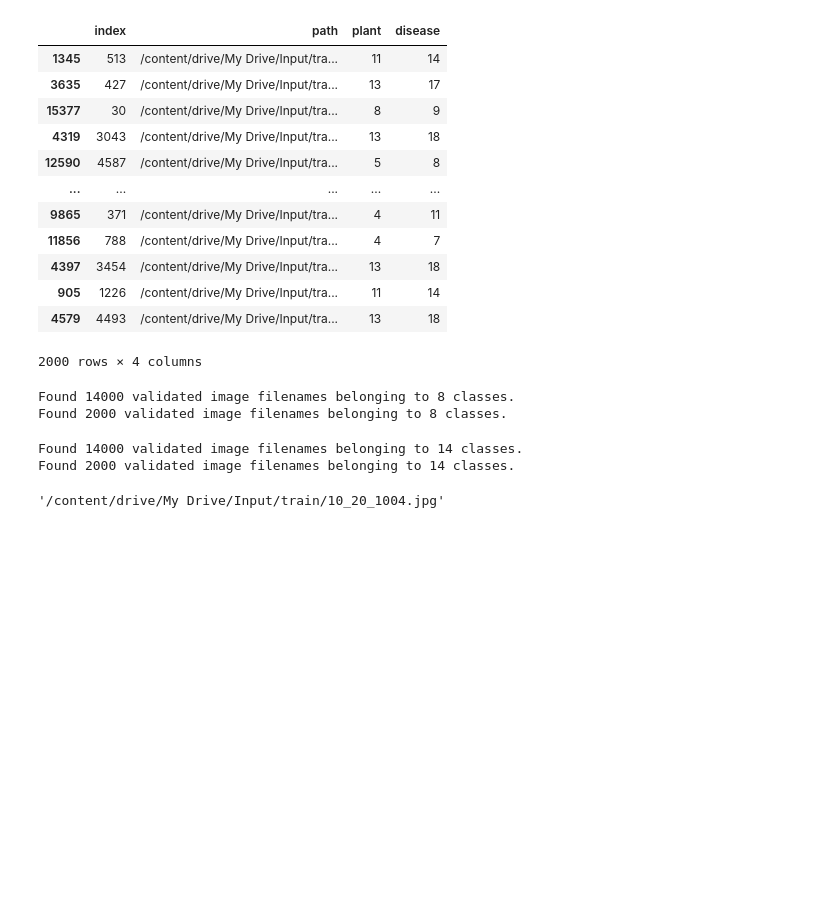
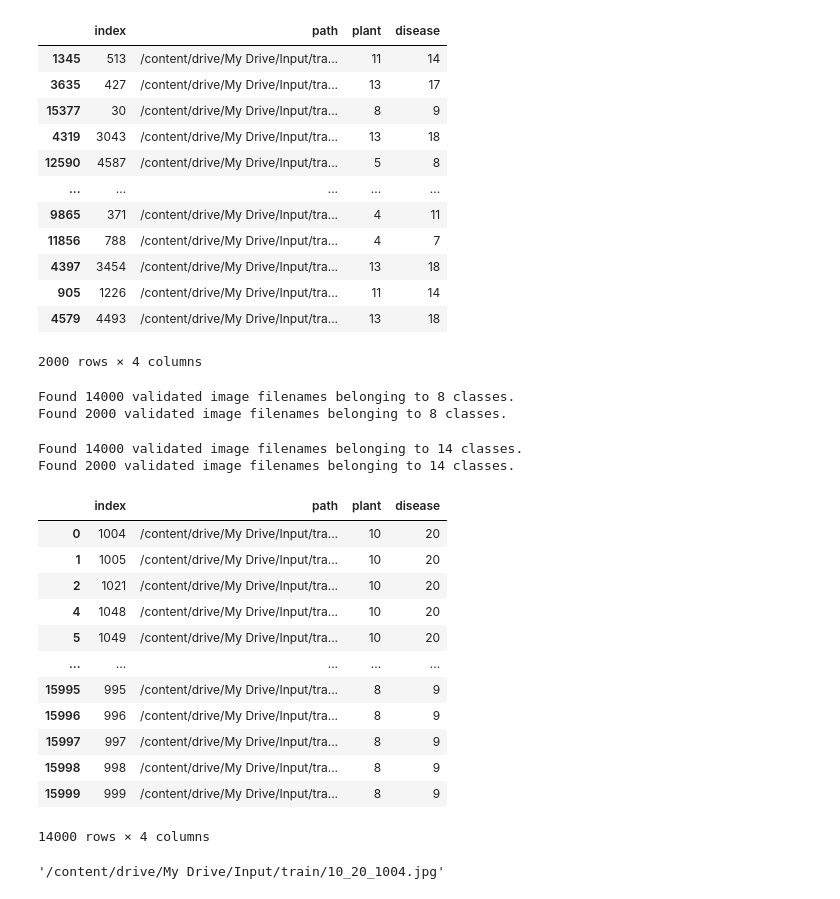
Before and after one commit to JaeDoo1034/Kaggle-Study, a Jupyter notebook: NIpa.ipynb, the cells around one changed output. Cells and saved outputs as stored; diff of their text form; code cells hidden in the pictures; blank space fills up the shorter version.

```diff
--- a/NIpa.ipynb
+++ b/NIpa.ipynb
@@ -252,6 +252,22 @@ valid_generator_disease = train_datagen.flow_from_dataframe(
 # %% [output]
 Found 14000 validated image filenames belonging to 14 classes.
 Found 2000 validated image filenames belonging to 14 classes.
+# %%
+train_df
+# %% [output]
+|  | index | path | plant | disease |
+| 0 | 1004 | /content/drive/My Drive/Input/tra... | 10 | 20 |
+| 1 | 1005 | /content/drive/My Drive/Input/tra... | 10 | 20 |
+| 2 | 1021 | /content/drive/My Drive/Input/tra... | 10 | 20 |
+| 4 | 1048 | /content/drive/My Drive/Input/tra... | 10 | 20 |
+| 5 | 1049 | /content/drive/My Drive/Input/tra... | 10 | 20 |
+| ... | ... | ... | ... | ... |
+| 15995 | 995 | /content/drive/My Drive/Input/tra... | 8 | 9 |
+| 15996 | 996 | /content/drive/My Drive/Input/tra... | 8 | 9 |
+| 15997 | 997 | /content/drive/My Drive/Input/tra... | 8 | 9 |
+| 15998 | 998 | /content/drive/My Drive/Input/tra... | 8 | 9 |
+| 15999 | 999 | /content/drive/My Drive/Input/tra... | 8 | 9 |
+14000 rows × 4 columns
 # %%
 input_shape = (256,256,3)
 dropout_rate = 0.3
```
Also changed, not shown: parts of 8 cells of this notebook.
